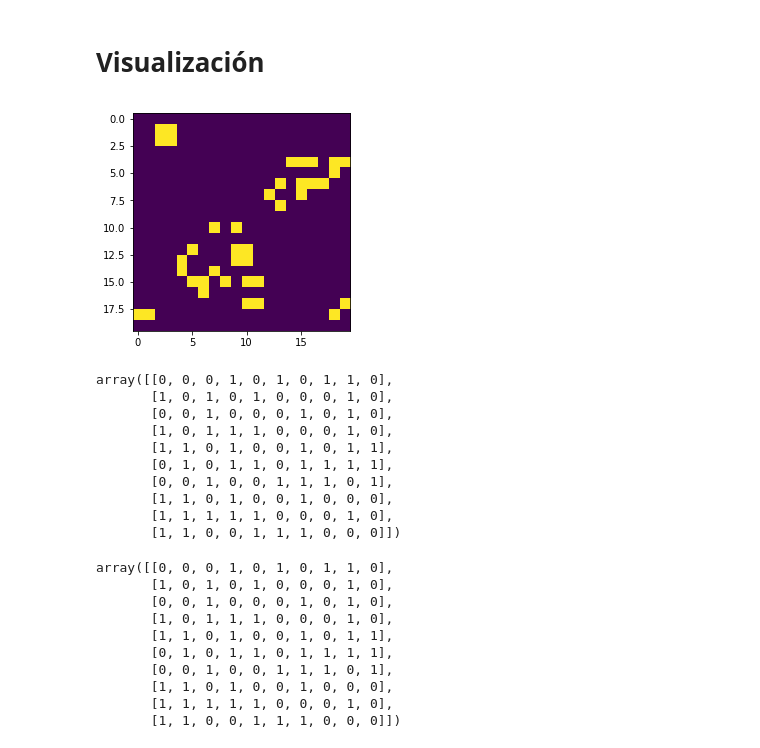
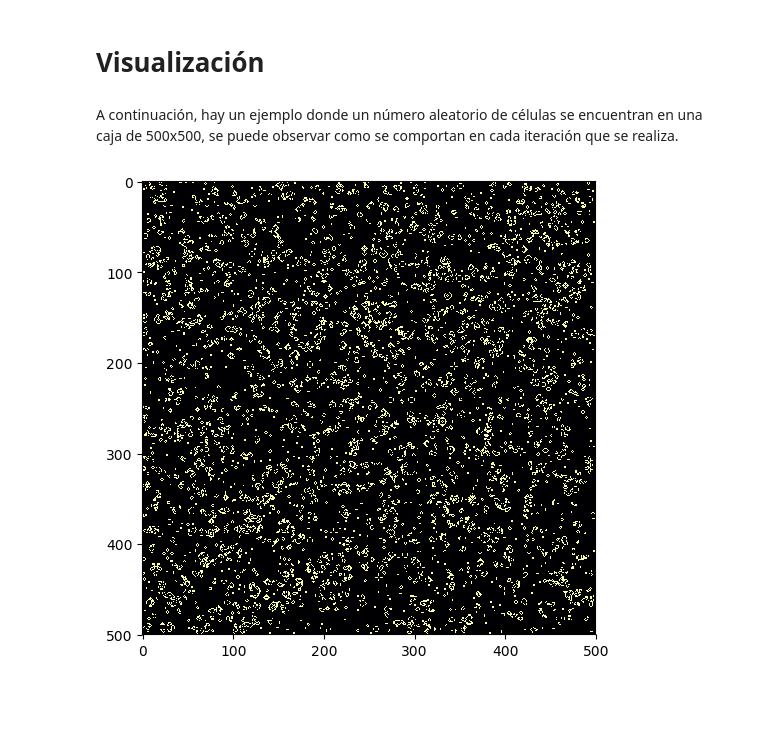
Before and after one commit to fchacon20/SciProg, a Jupyter notebook: Project/Game of Life.ipynb, the cells around one changed output. Cells and saved outputs as stored; diff of their text form; code cells hidden in the pictures; blank space fills up the shorter version.

```diff
--- a/Project/Game of Life.ipynb
+++ b/Project/Game of Life.ipynb
@@ -137,40 +157,49 @@ Line #      Hits         Time  Per Hit   % Time  Line Contents
 # Visualización
 # %%
 def visualization(original, it):
-    newCells = iteration(original, it)
-    plt.imshow(newCells, interpolation=None)
+    cells = iteration(original, it)
+    fig = plt.figure(figsize=(6, 6), dpi=100)
+    plt.imshow(cells, interpolation=None, cmap='inferno')
     plt.show()
+# %%
+cellsDic = dict()
+# %%
+#Interesting patterns
+aux = np.array([[0,0,0,0,0,0,0,0,0,0,0,0,0,0,0,0,0,0,0,0,0,0,0,0,0,0],
+                [0,0,0,0,0,0,1,1,0,0,0,0,1,1,0,0,0,0,0,0,0,0,0,0,0,0],
+                [0,1,1,0,0,1,0,0,1,0,0,1,0,0,1,0,0,1,1,0,0,0,0,1,0,0],
+                [0,1,1,0,0,0,1,1,0,0,0,0,1,0,1,0,0,1,0,1,0,0,1,0,1,0],
+                [0,0,0,0,0,0,0,0,0,0,0,0,0,1,0,0,0,0,1,0,0,0,0,1,0,0],
+                [0,0,0,0,0,0,0,0,0,0,0,0,0,0,0,0,0,0,0,0,0,0,0,0,0,0]], np.int)
+cellsDic["forever"] = aux
+cellsDic["pulsar"] = np.array([[0,0,0,0,0,0,0,0,0,0,0,0,0,0,0,0,0],
+                               [0,0,0,0,0,1,0,0,0,0,0,1,0,0,0,0,0],
+                               [0,0,0,0,0,1,0,0,0,0,0,1,0,0,0,0,0],
+                               [0,0,0,0,0,1,1,0,0,0,1,1,0,0,0,0,0],
+                               [0,0,0,0,0,0,0,0,0,0,0,0,0,0,0,0,0],
+                               [0,1,1,1,0,0,1,1,0,1,1,0,0,1,1,1,0],
+                               [0,0,0,1,0,1,0,1,0,1,0,1,0,1,0,0,0],
+                               [0,0,0,0,0,1,1,0,0,0,1,1,0,0,0,0,0],
+                               [0,0,0,0,0,0,0,0,0,0,0,0,0,0,0,0,0],
+                               [0,0,0,0,0,1,1,0,0,0,1,1,0,0,0,0,0],
+                               [0,0,0,1,0,1,0,1,0,1,0,1,0,1,0,0,0],
+                               [0,1,1,1,0,0,1,1,0,1,1,0,0,1,1,1,0],
+                               [0,0,0,0,0,0,0,0,0,0,0,0,0,0,0,0,0],
+                               [0,0,0,0,0,1,1,0,0,0,1,1,0,0,0,0,0],
+                               [0,0,0,0,0,1,0,0,0,0,0,1,0,0,0,0,0],
+                               [0,0,0,0,0,1,0,0,0,0,0,1,0,0,0,0,0],
+                               [0,0,0,0,0,0,0,0,0,0,0,0,0,0,0,0,0]], np.int)
+aux = np.zeros(shape=(20,20), dtype=int)
+aux[1][1] = aux[1][3] = aux[2][2] = aux[2][3] = aux[3][2] = 1
+
+cellsDic["spaceship"] = aux
+# %% [markdown]
+A continuación, hay un ejemplo donde un número aleatorio de células se encuentran en una caja de 500x500, se puede observar como se comportan en cada iteración que se realiza.
 # %%
-N = 20
-cells = np.random.randint(2, size =(N,N))
-solutions = []
+N = 500
+cellsDic["random"] = np.random.randint(2, size =(N,N))
 # %%
-interact(visualization, original=fixed(cells), it = (0,100,1))
+solutions=[]
+interact(visualization, original=fixed(cellsDic["random"]), it = (0,100,1))
 # %% [output]
-[figure, old version]
+[figure, new version]
-# %%
-cells
-# %% [output]
-array([[0, 0, 0, 1, 0, 1, 0, 1, 1, 0],
-       [1, 0, 1, 0, 1, 0, 0, 0, 1, 0],
-       [0, 0, 1, 0, 0, 0, 1, 0, 1, 0],
-       [1, 0, 1, 1, 1, 0, 0, 0, 1, 0],
-       [1, 1, 0, 1, 0, 0, 1, 0, 1, 1],
-       [0, 1, 0, 1, 1, 0, 1, 1, 1, 1],
-       [0, 0, 1, 0, 0, 1, 1, 1, 0, 1],
-       [1, 1, 0, 1, 0, 0, 1, 0, 0, 0],
-       [1, 1, 1, 1, 1, 0, 0, 0, 1, 0],
-       [1, 1, 0, 0, 1, 1, 1, 0, 0, 0]])
-# %%
-solutions[0]
-# %% [output]
-array([[0, 0, 0, 1, 0, 1, 0, 1, 1, 0],
-       [1, 0, 1, 0, 1, 0, 0, 0, 1, 0],
-       [0, 0, 1, 0, 0, 0, 1, 0, 1, 0],
-       [1, 0, 1, 1, 1, 0, 0, 0, 1, 0],
-       [1, 1, 0, 1, 0, 0, 1, 0, 1, 1],
-       [0, 1, 0, 1, 1, 0, 1, 1, 1, 1],
-       [0, 0, 1, 0, 0, 1, 1, 1, 0, 1],
-       [1, 1, 0, 1, 0, 0, 1, 0, 0, 0],
-       [1, 1, 1, 1, 1, 0, 0, 0, 1, 0],
-       [1, 1, 0, 0, 1, 1, 1, 0, 0, 0]])
```
Also changed, not shown: parts of 17 cells of this notebook.
